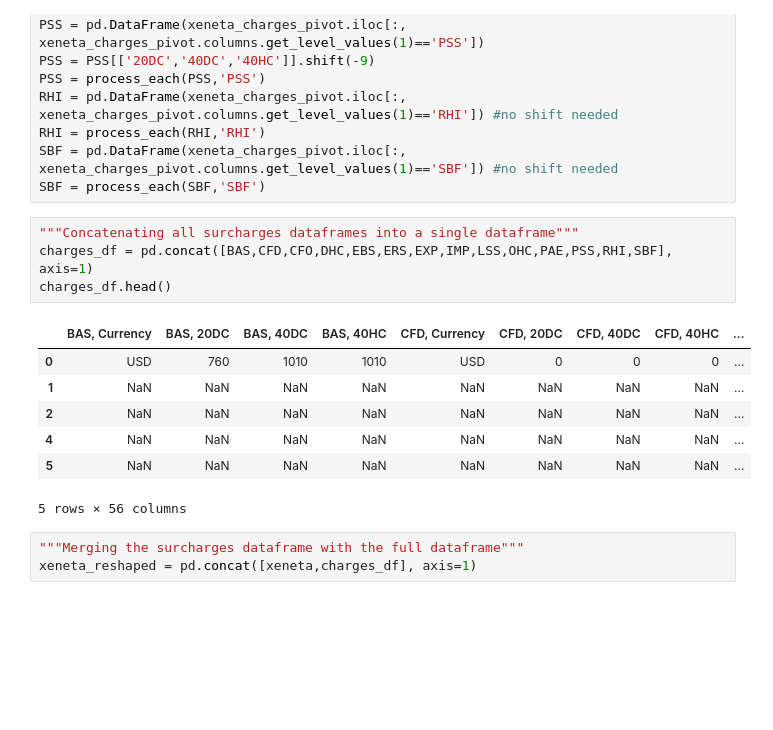
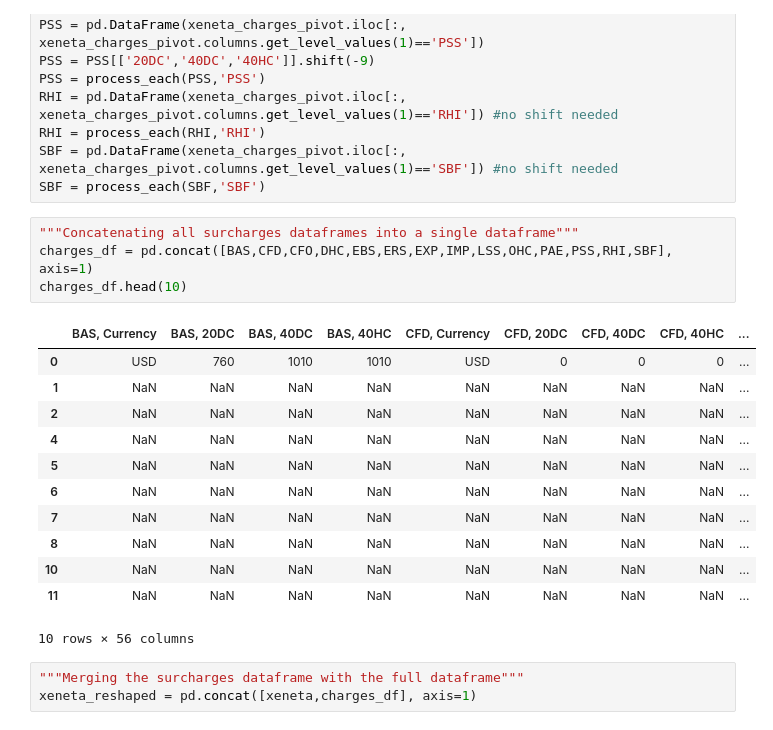
Before and after one commit to samOpare/Data-Science-mini-projects, a Jupyter notebook: xenetafreights-data-cleaning.ipynb, the cells around one changed output. Drawn from its saved outputs; the diff is of its cells as text; blank space fills up the shorter version.

```diff
--- a/xenetafreights-data-cleaning.ipynb
+++ b/xenetafreights-data-cleaning.ipynb
@@ -135,15 +137,20 @@ SBF = process_each(SBF,'SBF')
 # %%
 """Concatenating all surcharges dataframes into a single dataframe"""
 charges_df = pd.concat([BAS,CFD,CFO,DHC,EBS,ERS,EXP,IMP,LSS,OHC,PAE,PSS,RHI,SBF], axis=1)
-charges_df.head()
+charges_df.head(10)
 # %% [output]
 |  | BAS, Currency | BAS, 20DC | BAS, 40DC | BAS, 40HC | CFD, Currency | CFD, 20DC | CFD, 40DC | CFD, 40HC | ... |
 | 0 | USD | 760 | 1010 | 1010 | USD | 0 | 0 | 0 | ... |
 | 1 | NaN | NaN | NaN | NaN | NaN | NaN | NaN | NaN | ... |
 | 2 | NaN | NaN | NaN | NaN | NaN | NaN | NaN | NaN | ... |
 | 4 | NaN | NaN | NaN | NaN | NaN | NaN | NaN | NaN | ... |
 | 5 | NaN | NaN | NaN | NaN | NaN | NaN | NaN | NaN | ... |
+| 6 | NaN | NaN | NaN | NaN | NaN | NaN | NaN | NaN | ... |
+| 7 | NaN | NaN | NaN | NaN | NaN | NaN | NaN | NaN | ... |
+| 8 | NaN | NaN | NaN | NaN | NaN | NaN | NaN | NaN | ... |
+| 10 | NaN | NaN | NaN | NaN | NaN | NaN | NaN | NaN | ... |
+| 11 | NaN | NaN | NaN | NaN | NaN | NaN | NaN | NaN | ... |
-5 rows × 56 columns
+10 rows × 56 columns
 # %%
 """Merging the surcharges dataframe with the full dataframe"""
 xeneta_reshaped = pd.concat([xeneta,charges_df], axis=1)
```
Also changed, not shown: parts of 11 cells of this notebook.
